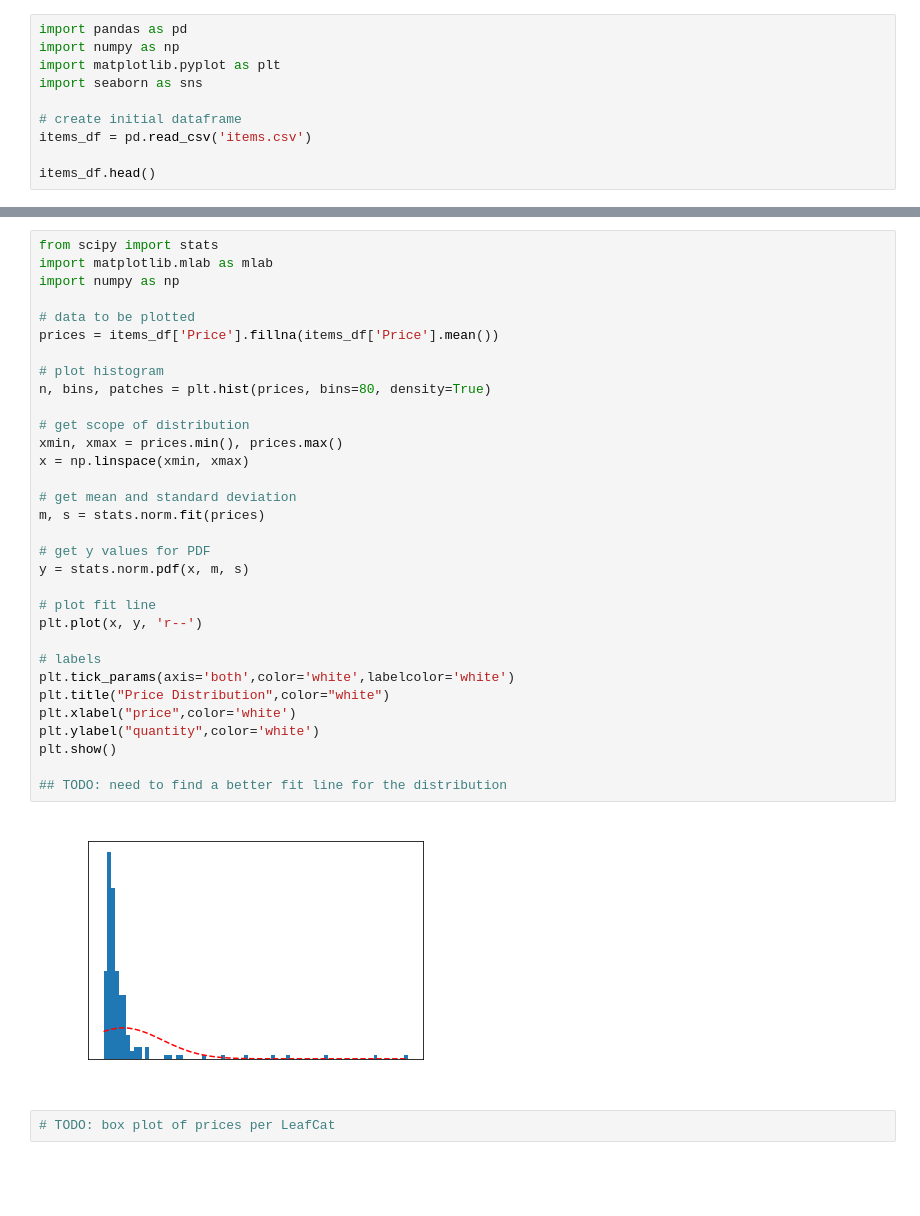
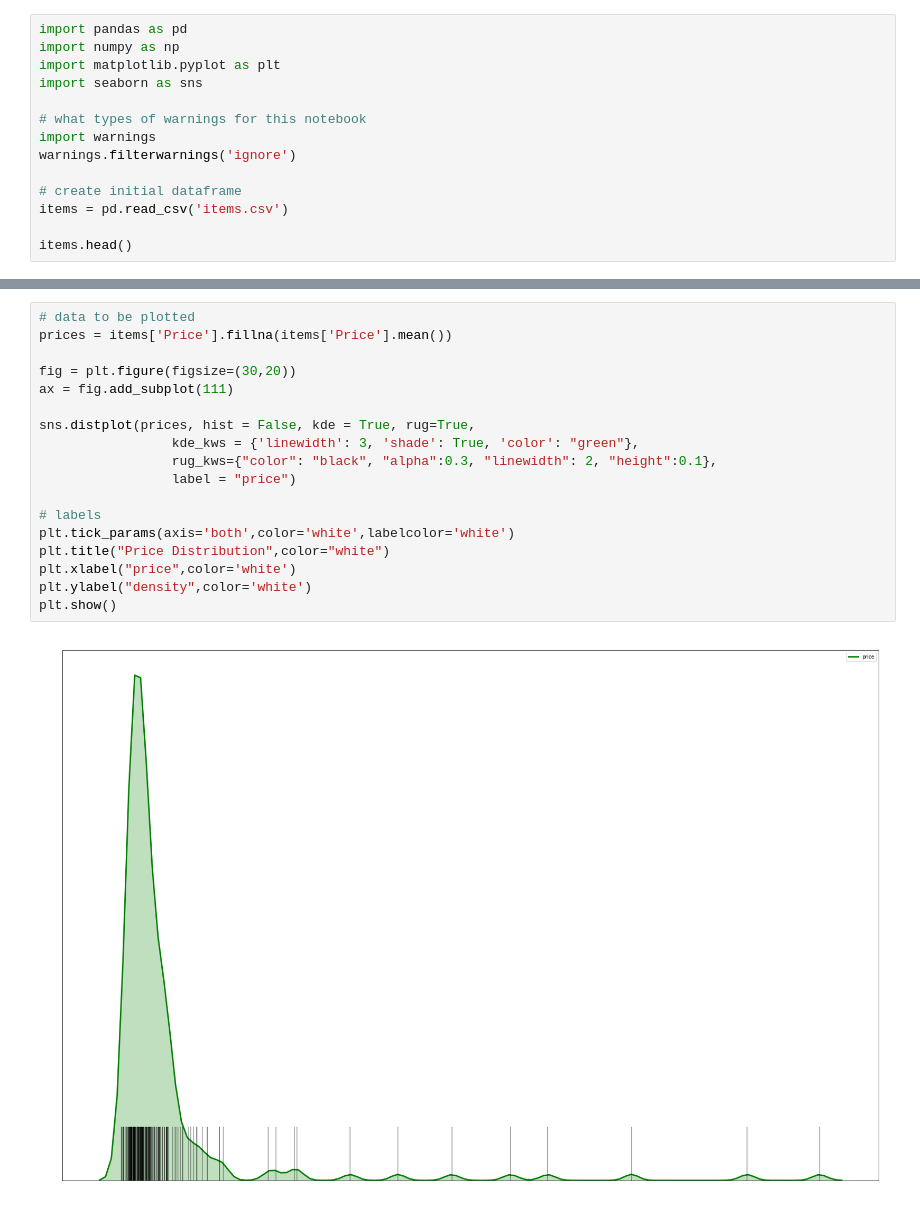
Before and after one commit to pmko/notebooks, a Jupyter notebook: capstone/capstone-eda.ipynb, the cells around one changed output, grey strips where cells are left out. Cells and saved outputs as stored; diff of their text form; blank space fills up the shorter version.

Commit message:
improved price distribution figure

```diff
--- a/capstone/capstone-eda.ipynb
+++ b/capstone/capstone-eda.ipynb
@@ -4,10 +4,14 @@ import numpy as np
 import matplotlib.pyplot as plt
 import seaborn as sns
 
+# what types of warnings for this notebook
+import warnings
+warnings.filterwarnings('ignore')
+
 # create initial dataframe
-items_df = pd.read_csv('items.csv')
+items = pd.read_csv('items.csv')
 
-items_df.head()
+items.head()
 # %% [output]
 |  | Item | Availability | ASIN | Price | Brand | Title | LeafCat | FullCat |
 | 0 | 24 | 0.475237 | B00004Z498 | 3.62 | Scotch | 3M Scotch Mounting Tape, .5-Inch ... | Mounting Tape | Office Products/Office & School S... |
@@ -43,39 +47,23 @@ LeafCat         200 non-null object
 FullCat         200 non-null object
 dtypes: float64(2), int64(1), object(5)
 memory usage: 12.6+ KB
-# %%
-from scipy import stats
-import matplotlib.mlab as mlab
-import numpy as np
-
-# data to be plotted
-prices = items_df['Price'].fillna(items_df['Price'].mean())
-
-# plot histogram
-n, bins, patches = plt.hist(prices, bins=80, density=True)
-
-# get scope of distribution
-xmin, xmax = prices.min(), prices.max()
-x = np.linspace(xmin, xmax)
-
-# get mean and standard deviation
-m, s = stats.norm.fit(prices)
-
-# get y values for PDF
-y = stats.norm.pdf(x, m, s)
-
-# plot fit line
-plt.plot(x, y, 'r--')
-
-# labels
-plt.tick_params(axis='both',color='white',labelcolor='white')
-plt.title("Price Distribution",color="white")
-plt.xlabel("price",color='white')
-plt.ylabel("quantity",color='white')
-plt.show()
-
-## TODO: need to find a better fit line for the distribution
-# %% [output]
-[figure, removed]
-# %%
-# TODO: box plot of prices per LeafCat
+# %%
+# data to be plotted
+prices = items['Price'].fillna(items['Price'].mean())
+
+fig = plt.figure(figsize=(30,20))
+ax = fig.add_subplot(111)
+
+sns.distplot(prices, hist = False, kde = True, rug=True,
+                 kde_kws = {'linewidth': 3, 'shade': True, 'color': "green"},
+                 rug_kws={"color": "black", "alpha":0.3, "linewidth": 2, "height":0.1},
+                 label = "price")
+
+# labels
+plt.tick_params(axis='both',color='white',labelcolor='white')
+plt.title("Price Distribution",color="white")
+plt.xlabel("price",color='white')
+plt.ylabel("density",color='white')
+plt.show()
+# %% [output]
+[figure, added]
```
Also changed, not shown: parts of 6 cells of this notebook.
